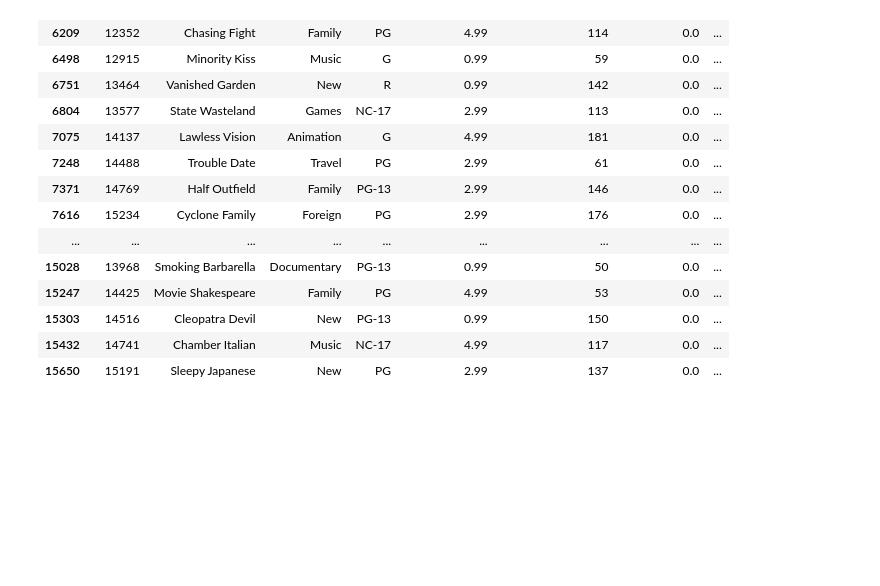
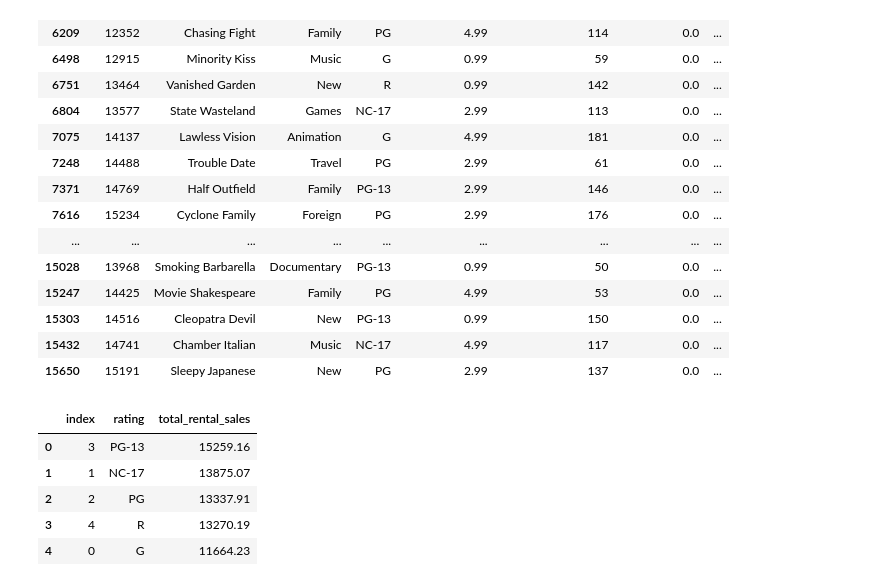
Before and after one commit to cvonholtz/Sakila_Movie_Rental_Data_Analysis, a Jupyter notebook: Movie_Rental_Data_Analysis_Project_#2.ipynb, the cells around one changed output. Saved outputs shown, nothing was run; the diff lists cells and outputs as text; code cells hidden in the pictures; blank space fills up the shorter version.

```diff
--- a/Movie_Rental_Data_Analysis_Project_#2.ipynb
+++ b/Movie_Rental_Data_Analysis_Project_#2.ipynb
@@ -330,3 +330,17 @@ movie_rentals_2.loc[(movie_rentals_2['rental_performance'] == 'Below Rental Rate
 | 15303 | 14516 | Cleopatra Devil | New | PG-13 | 0.99 | 150 | 0.0 | ... |
 | 15432 | 14741 | Chamber Italian | Music | NC-17 | 4.99 | 117 | 0.0 | ... |
 | 15650 | 15191 | Sleepy Japanese | New | PG | 2.99 | 137 | 0.0 | ... |
+# %%
+#grouping rating by the sum of the rental amount
+ratings_groupby = movie_rentals_2.groupby(["rating"], as_index=False).agg(total_rental_sales=('rental_amount', 'sum'))
+#sorting by total_rental_sales
+ratings_groupby_2 = ratings_groupby.sort_values(by=['total_rental_sales'], ascending=False).reset_index()
+#printing chart
+ratings_groupby_2
+# %% [output]
+|  | index | rating | total_rental_sales |
+| 0 | 3 | PG-13 | 15259.16 |
+| 1 | 1 | NC-17 | 13875.07 |
+| 2 | 2 | PG | 13337.91 |
+| 3 | 4 | R | 13270.19 |
+| 4 | 0 | G | 11664.23 |
```
Also changed, not shown: parts of 6 cells of this notebook.
